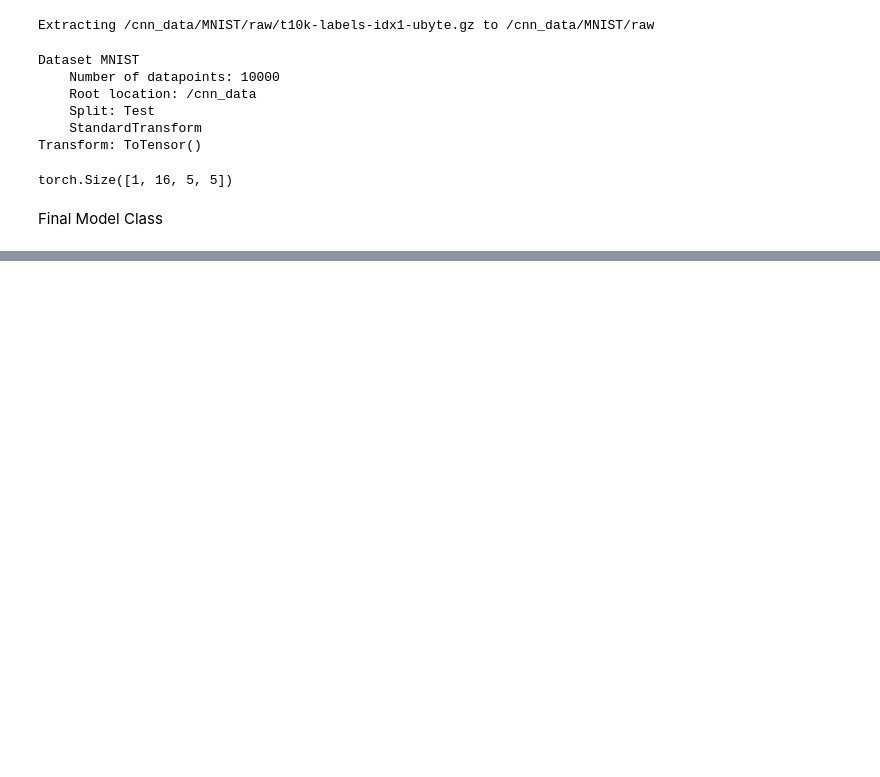
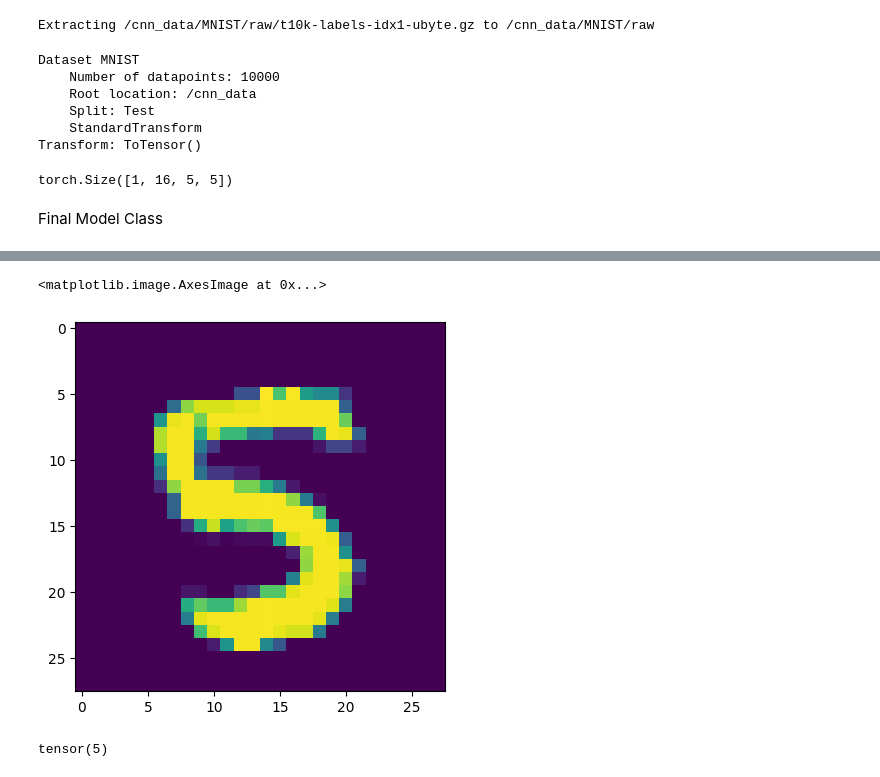
Before and after one commit to Rakin7/Pytorch, a Jupyter notebook: Pytorch.ipynb, the cells around one changed output, grey strips where cells are left out. Drawn from its saved outputs; the diff is of its cells as text; code cells hidden in the pictures; blank space fills up the shorter version.

```diff
--- a/Pytorch.ipynb
+++ b/Pytorch.ipynb
@@ -431,0 +476,15 @@ print(f"Training took: {totalTime/60} minutes!")
+# %%
+#Grab an image
+test_data[120][0].reshape(28,28)
+plt.imshow(test_data[120][0].reshape(28,28))
+# %% [output]
+<matplotlib.image.AxesImage at 0x...>
+[figure, added]
+# %%
+#pass the image through the model
+model.eval()
+with torch.no_grad():
+  new_prediction = model(test_data[120][0].view(1,1,28,28))
+new_prediction.argmax()
+# %% [output]
+tensor(5)
```
Also changed, not shown: parts of 4 cells of this notebook.
